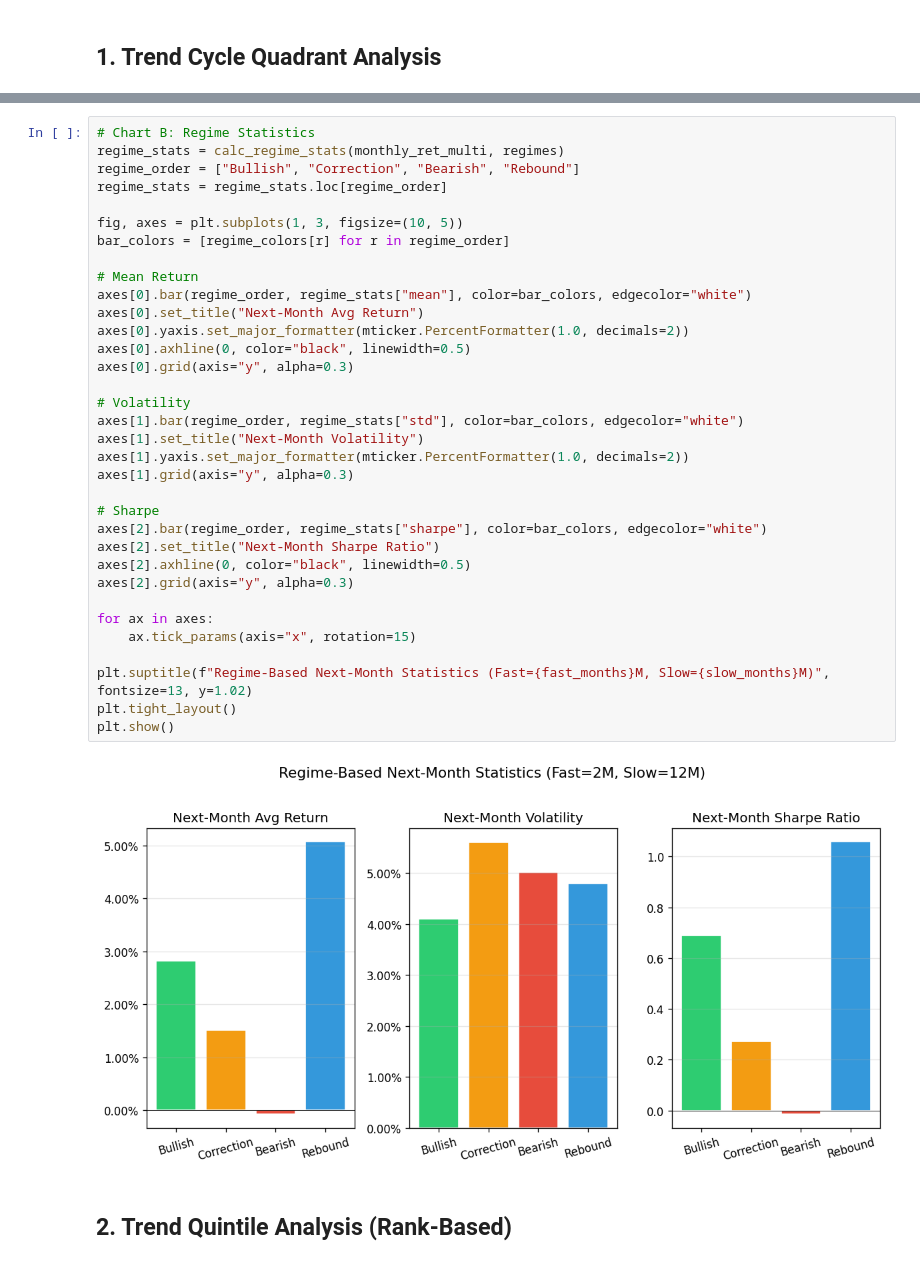
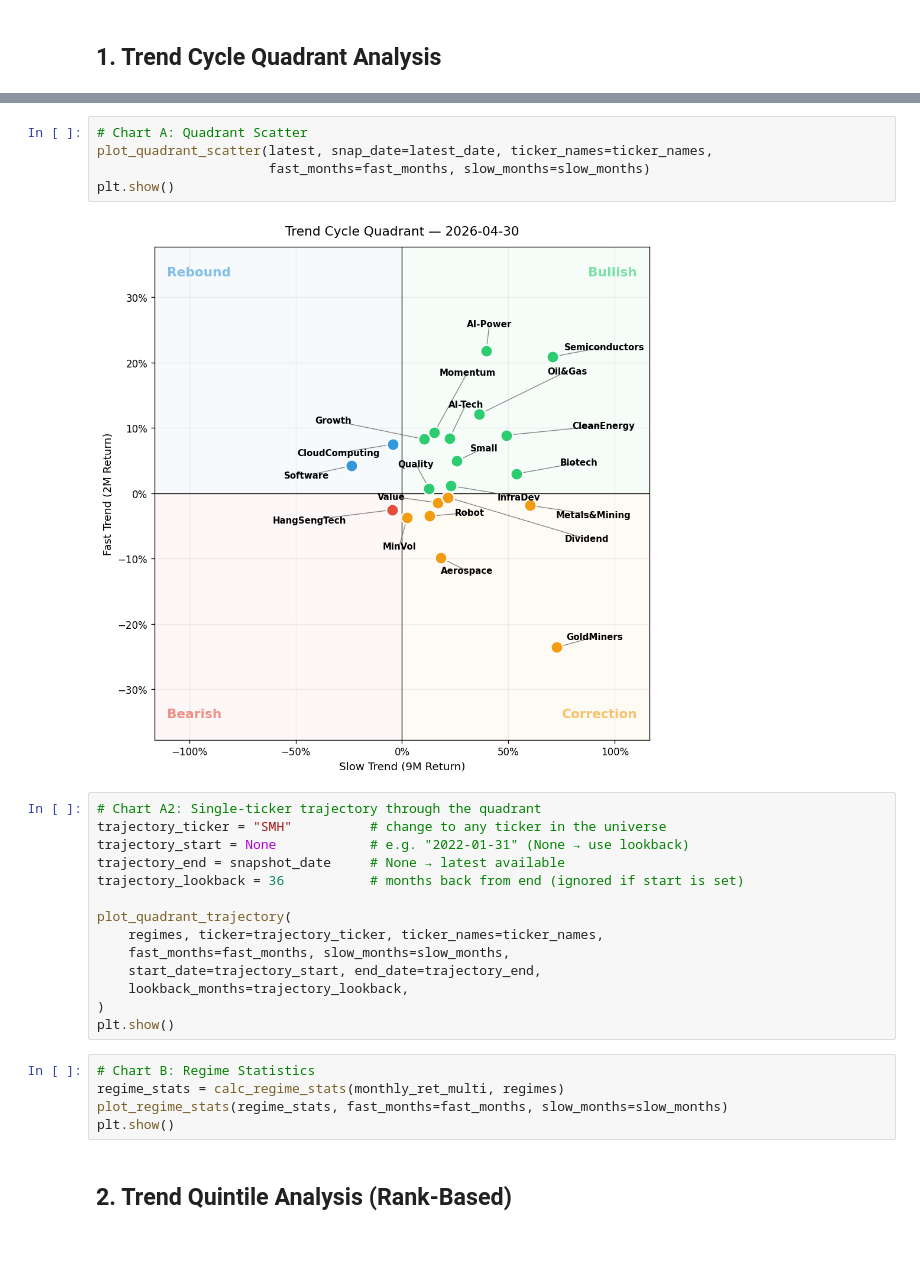
Before and after one commit to mlbhl/trend-quadrant, a Jupyter notebook: visualize.ipynb, the cells around one changed output, grey strips where cells are left out. Cells and saved outputs as stored; diff of their text form.

```diff
--- a/visualize.ipynb
+++ b/visualize.ipynb
@@ -171,39 +109,29 @@ Looks like you are using a tranform that doesn't support FancyArrowPatch, using
-# %%
-# Chart B: Regime Statistics
-regime_stats = calc_regime_stats(monthly_ret_multi, regimes)
-regime_order = ["Bullish", "Correction", "Bearish", "Rebound"]
-regime_stats = regime_stats.loc[regime_order]
-
-fig, axes = plt.subplots(1, 3, figsize=(10, 5))
-bar_colors = [regime_colors[r] for r in regime_order]
-
-# Mean Return
-axes[0].bar(regime_order, regime_stats["mean"], color=bar_colors, edgecolor="white")
-axes[0].set_title("Next-Month Avg Return")
-axes[0].yaxis.set_major_formatter(mticker.PercentFormatter(1.0, decimals=2))
-axes[0].axhline(0, color="black", linewidth=0.5)
-axes[0].grid(axis="y", alpha=0.3)
-
-# Volatility
-axes[1].bar(regime_order, regime_stats["std"], color=bar_colors, edgecolor="white")
-axes[1].set_title("Next-Month Volatility")
-axes[1].yaxis.set_major_formatter(mticker.PercentFormatter(1.0, decimals=2))
-axes[1].grid(axis="y", alpha=0.3)
-
-# Sharpe
-axes[2].bar(regime_order, regime_stats["sharpe"], color=bar_colors, edgecolor="white")
-axes[2].set_title("Next-Month Sharpe Ratio")
-axes[2].axhline(0, color="black", linewidth=0.5)
-axes[2].grid(axis="y", alpha=0.3)
-
-for ax in axes:
-    ax.tick_params(axis="x", rotation=15)
-
-plt.suptitle(f"Regime-Based Next-Month Statistics (Fast={fast_months}M, Slow={slow_months}M)", fontsize=13, y=1.02)
-plt.tight_layout()
-plt.show()
-# %% [output]
-[figure, removed]
+# %%
+# Chart A: Quadrant Scatter
+plot_quadrant_scatter(latest, snap_date=latest_date, ticker_names=ticker_names,
+                      fast_months=fast_months, slow_months=slow_months)
+plt.show()
+# %% [output]
+[figure, added]
+# %%
+# Chart A2: Single-ticker trajectory through the quadrant
+trajectory_ticker = "SMH"          # change to any ticker in the universe
+trajectory_start = None            # e.g. "2022-01-31" (None → use lookback)
+trajectory_end = snapshot_date     # None → latest available
+trajectory_lookback = 36           # months back from end (ignored if start is set)
+
+plot_quadrant_trajectory(
+    regimes, ticker=trajectory_ticker, ticker_names=ticker_names,
+    fast_months=fast_months, slow_months=slow_months,
+    start_date=trajectory_start, end_date=trajectory_end,
+    lookback_months=trajectory_lookback,
+)
+plt.show()
+# %%
+# Chart B: Regime Statistics
+regime_stats = calc_regime_stats(monthly_ret_multi, regimes)
+plot_regime_stats(regime_stats, fast_months=fast_months, slow_months=slow_months)
+plt.show()
 # %% [markdown]
 ## 2. Trend Quintile Analysis (Rank-Based)
 # %%
```
Also changed, not shown: parts of 9 cells of this notebook, 1 other file.
